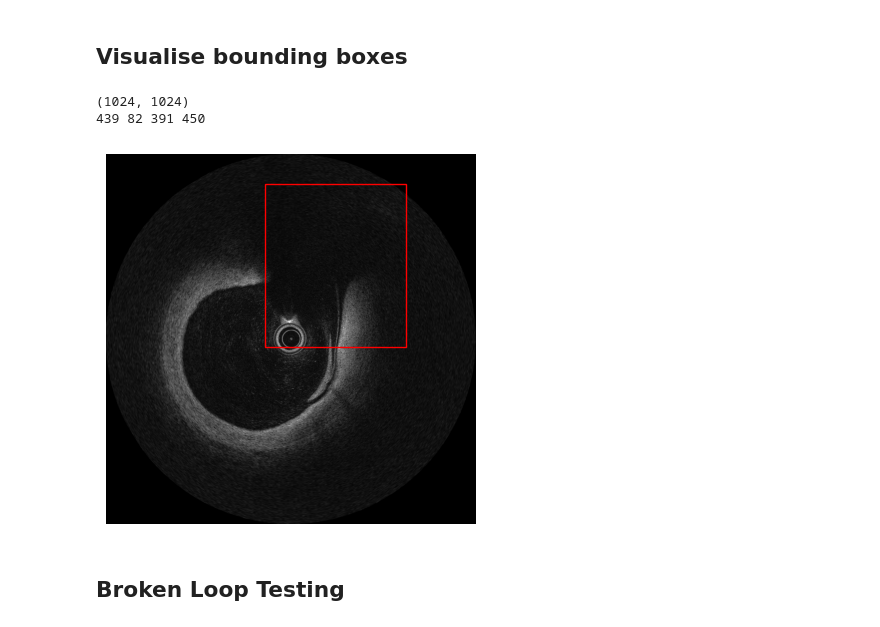
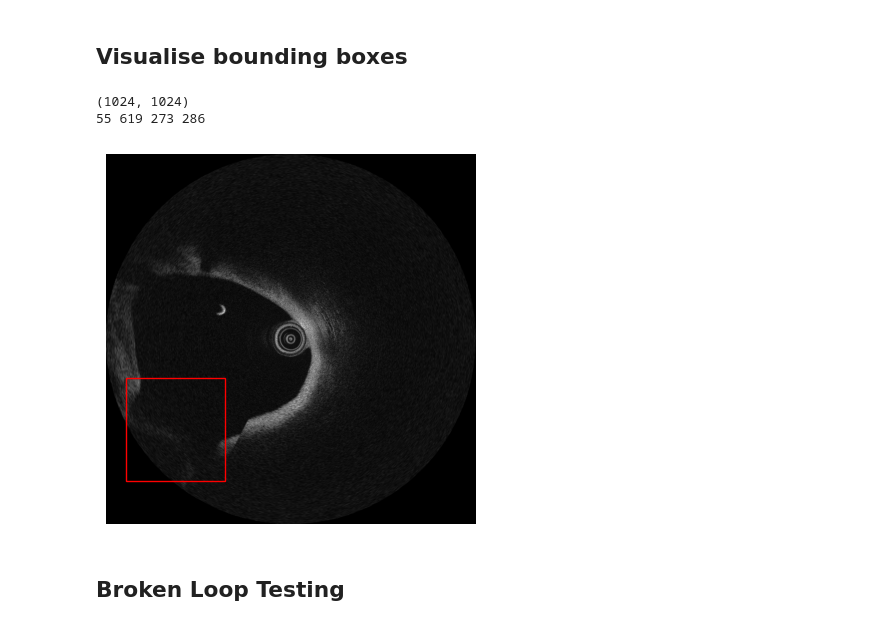
Before and after one commit to bio-GNOSNUG/oct-side-branch-detection, a Jupyter notebook: notebooks/01_verify_oct_rotation.ipynb, the cells around one changed output. Cells and saved outputs as stored; diff of their text form; code cells hidden in the pictures.

Commit message:
Correction to retreival of bbox coordiantes for sample

```diff
--- a/notebooks/01_verify_oct_rotation.ipynb
+++ b/notebooks/01_verify_oct_rotation.ipynb
@@ -93,34 +93,31 @@ Found: /home/qzhang-server1/Documents/Georgia/oct-side-branch-detection/data/int
 # %% [markdown]
 ## Visualise bounding boxes
 # %%
-# Get bounding box
-test_data = oct_sb_labels[(oct_sb_labels['filename'].str.contains(filename, na=False)) & (oct_sb_labels['region_count']>0)].iloc[0]
-
 # get bounding box coordinates
-bbox = json.loads(test_data['region_shape_attributes'])
+bbox = json.loads(oct_sb_labels[oct_sb_labels["filename"]==full_filename]['region_shape_attributes'].item())
 
 x = bbox['x']
 y = bbox['y']
 w = bbox['width']
 h = bbox['height']
 
 # Check dimensions
 print(image_arr[frame_id].shape)
 print(x, y, w, h)
 
 # Plot with bounding box
 fig, ax = plt.subplots()
 
 ax.imshow(image_arr[frame_id], cmap="gray")
 
 rect = patches.Rectangle((x, y),w,h,linewidth=1,edgecolor='r',facecolor='none')
 ax.add_patch(rect)
 ax.axis("off")
 plt.show()
 # %% [output]
 (1024, 1024)
-439 82 391 450
+55 619 273 286
-[figure, old version]
+[figure, new version]
 # %% [markdown]
 ## Broken Loop Testing
 # %%
```
Also changed, not shown: parts of 3 cells of this notebook.
